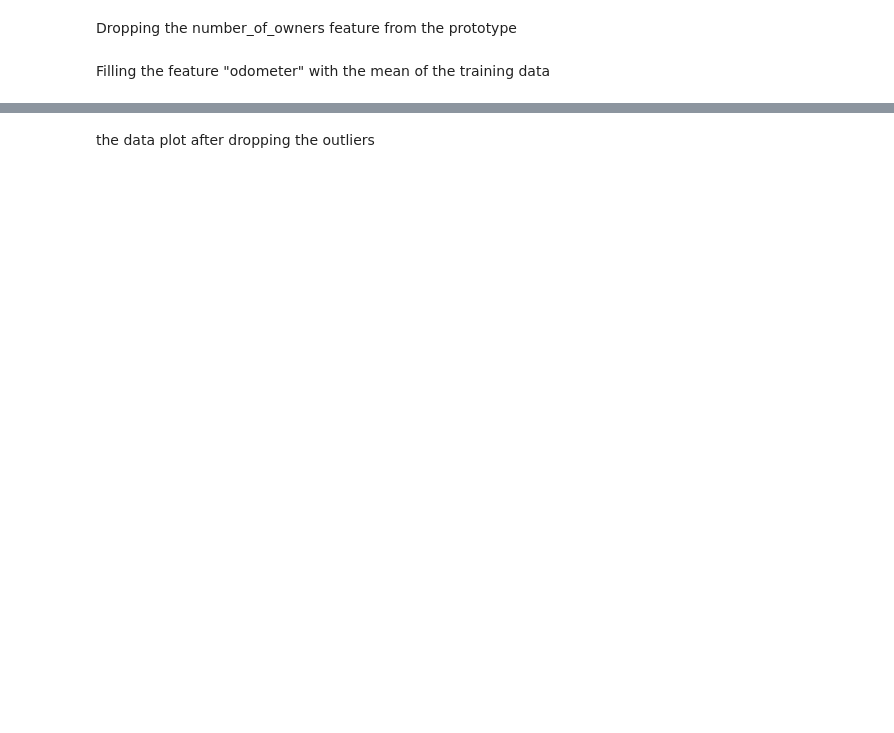
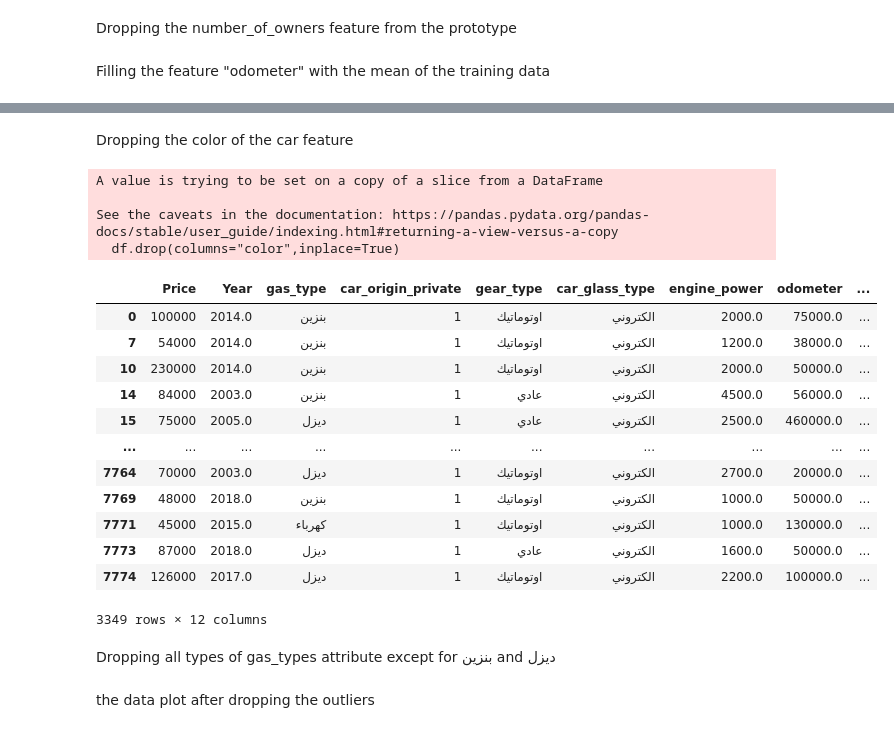
Before and after one commit to saifalaasabelaish/car-price-prediction-system, a Jupyter notebook: data_cleaning_code.ipynb, the cells around one changed output, grey strips where cells are left out. Cells and saved outputs as stored; diff of their text form; code cells hidden in the pictures; blank space fills up the shorter version.

Commit message:
finishing the data cleaning and implementing the ml algorithms

```diff
--- a/data_cleaning_code.ipynb
+++ b/data_cleaning_code.ipynb
@@ -239,6 +210,0 @@ dropping the outliers of the data frame
-# %%
-z_scores = zscore(df.select_dtypes(include='number'))
-threshold = 3.0
-outlier_mask = (abs(z_scores) > threshold).any(axis=1)
-df = df[~outlier_mask]
-df
@@ -258,0 +277,25 @@ df
+# %% [markdown]
+Dropping the color of the car feature
+# %%
+df.drop(columns="color",inplace=True)
+df
+# %% [output]
+A value is trying to be set on a copy of a slice from a DataFrame
+
+See the caveats in the documentation: https://pandas.pydata.org/pandas-docs/stable/user_guide/indexing.html#returning-a-view-versus-a-copy
+  df.drop(columns="color",inplace=True)
+|  | Price | Year | gas_type | car_origin_private | gear_type | car_glass_type | engine_power | odometer | ... |
+| 0 | 100000 | 2014.0 | بنزين | 1 | اوتوماتيك | الكتروني | 2000.0 | 75000.0 | ... |
+| 7 | 54000 | 2014.0 | بنزين | 1 | اوتوماتيك | الكتروني | 1200.0 | 38000.0 | ... |
+| 10 | 230000 | 2014.0 | بنزين | 1 | اوتوماتيك | الكتروني | 2000.0 | 50000.0 | ... |
+| 14 | 84000 | 2003.0 | بنزين | 1 | عادي | الكتروني | 4500.0 | 56000.0 | ... |
+| 15 | 75000 | 2005.0 | ديزل | 1 | عادي | الكتروني | 2500.0 | 460000.0 | ... |
+| ... | ... | ... | ... | ... | ... | ... | ... | ... | ... |
+| 7764 | 70000 | 2003.0 | ديزل | 1 | اوتوماتيك | الكتروني | 2700.0 | 20000.0 | ... |
+| 7769 | 48000 | 2018.0 | بنزين | 1 | اوتوماتيك | الكتروني | 1000.0 | 50000.0 | ... |
+| 7771 | 45000 | 2015.0 | كهرباء | 1 | اوتوماتيك | الكتروني | 1000.0 | 130000.0 | ... |
+| 7773 | 87000 | 2018.0 | ديزل | 1 | عادي | الكتروني | 1600.0 | 50000.0 | ... |
+| 7774 | 126000 | 2017.0 | ديزل | 1 | اوتوماتيك | الكتروني | 2200.0 | 100000.0 | ... |
+3349 rows × 12 columns
+# %% [markdown]
+Dropping all types of gas_types attribute except for بنزين and ديزل
```
Also changed, not shown: parts of 35 cells of this notebook.
